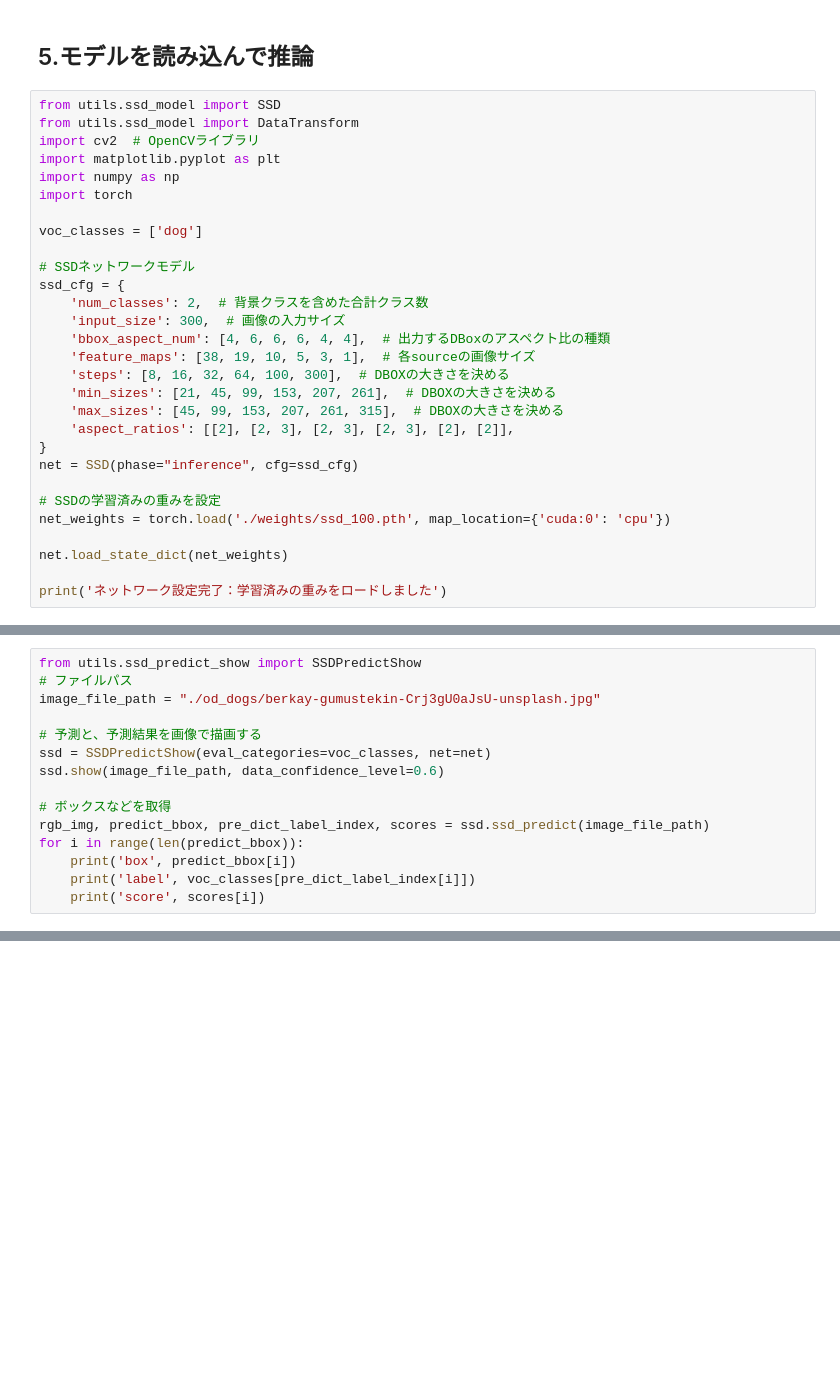
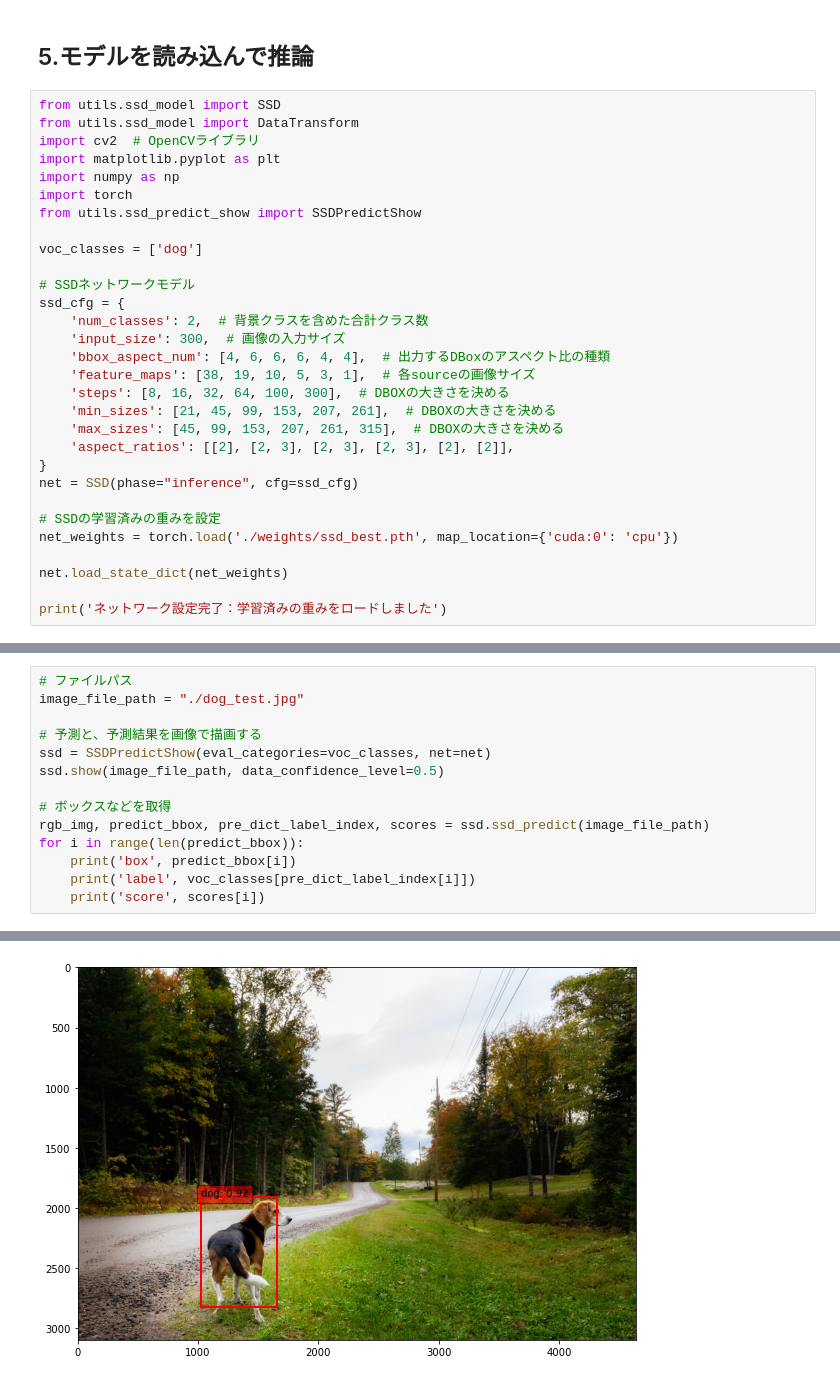
Before and after one commit to hituji1012/od_test, a Jupyter notebook: od_train.ipynb, the cells around one changed output, grey strips where cells are left out. Cells and saved outputs as stored; diff of their text form; blank space fills up the shorter version.

```diff
--- a/od_train.ipynb
+++ b/od_train.ipynb
@@ -214,6 +239,7 @@ import cv2  # OpenCVライブラリ
 import matplotlib.pyplot as plt
 import numpy as np
 import torch
+from utils.ssd_predict_show import SSDPredictShow
 
 voc_classes = ['dog']
 
@@ -231,7 +257,7 @@ ssd_cfg = {
 net = SSD(phase="inference", cfg=ssd_cfg)
 
 # SSDの学習済みの重みを設定
-net_weights = torch.load('./weights/ssd_100.pth', map_location={'cuda:0': 'cpu'})
+net_weights = torch.load('./weights/ssd_best.pth', map_location={'cuda:0': 'cpu'})
 
 net.load_state_dict(net_weights)
 
@@ -239,11 +267,10 @@ print('ネットワーク設定完了：学習済みの重みをロードしま
 # %%
-from utils.ssd_predict_show import SSDPredictShow
 # ファイルパス
-image_file_path = "./od_dogs/berkay-gumustekin-Crj3gU0aJsU-unsplash.jpg"
+image_file_path = "./dog_test.jpg"
 
 # 予測と、予測結果を画像で描画する
 ssd = SSDPredictShow(eval_categories=voc_classes, net=net)
-ssd.show(image_file_path, data_confidence_level=0.6)
+ssd.show(image_file_path, data_confidence_level=0.5)
 
 # ボックスなどを取得
 rgb_img, predict_bbox, pre_dict_label_index, scores = ssd.ssd_predict(image_file_path)
@@ -251,3 +278,4 @@ for i in range(len(predict_bbox)):
     print('box', predict_bbox[i])
     print('label', voc_classes[pre_dict_label_index[i]])
     print('score', scores[i])
+# %% [output]
@@ -253,0 +285 @@ for i in range(len(predict_bbox)):
+[figure, added]
```
Also changed, not shown: parts of 6 cells of this notebook, 1 other file.
